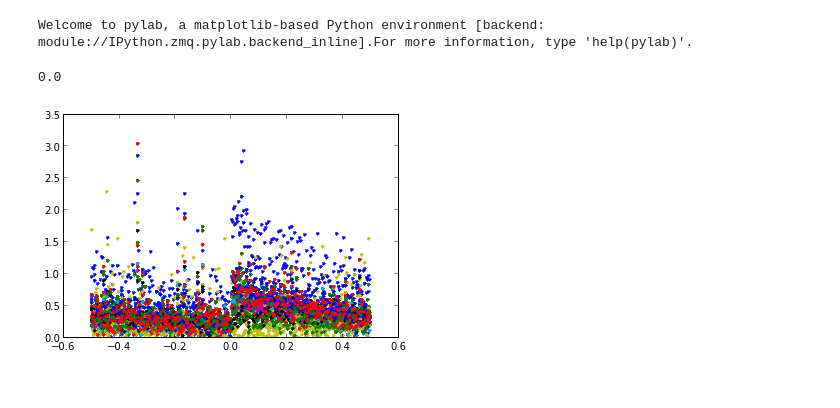
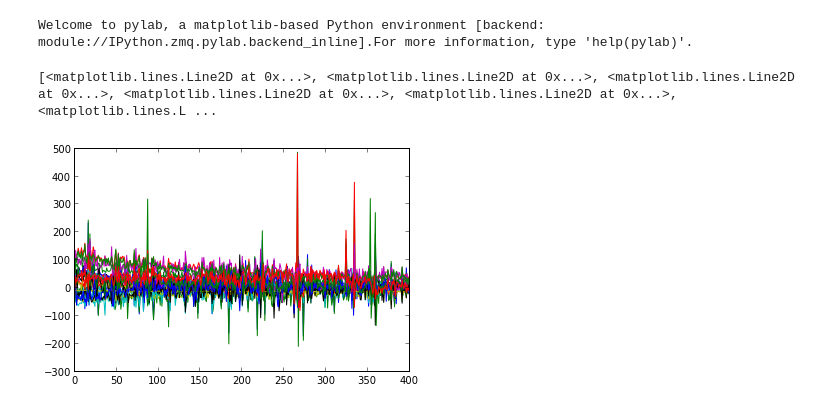
Before and after one commit to miguelaldana/FisicaComputacional, a Jupyter notebook: Tarea5_computacional/Punto1.ipynb, the cells around one changed output. Saved outputs shown, nothing was run; the diff lists cells and outputs as text; code cells hidden in the pictures.

```diff
--- a/Tarea5_computacional/Punto1.ipynb
+++ b/Tarea5_computacional/Punto1.ipynb
@@ -11,5 +9,5 @@ n = 400
-# %%
-fft_amplitudes = fft(data)/nfreq = fftfreq(n, 1)espectro_potencias = np.abs(fft_amplitudes)plt.plot(freq,espectro_potencias, ".")min(espectro_potencias[:,0])
-# %% [output]
-0.0
-[figure, removed]
+# %%
+n, col = shape(data)matr = zeros((n,col))for i in range(24):    matr[:,i] = data[:,i]plt.plot(matr)
+# %% [output]
+[<matplotlib.lines.Line2D at 0x...>, <matplotlib.lines.Line2D at 0x...>, <matplotlib.lines.Line2D at 0x...>, <matplotlib.lines.Line2D at 0x...>, <matplotlib.lines.Line2D at 0x...>, <matplotlib.lines.L ...
+[figure, added]
```
Also changed, not shown: parts of 9 cells of this notebook.
